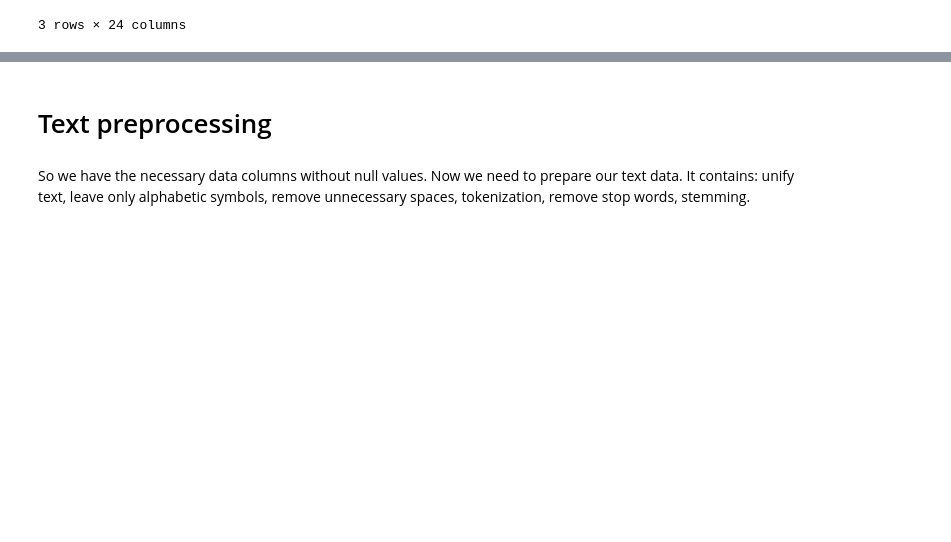
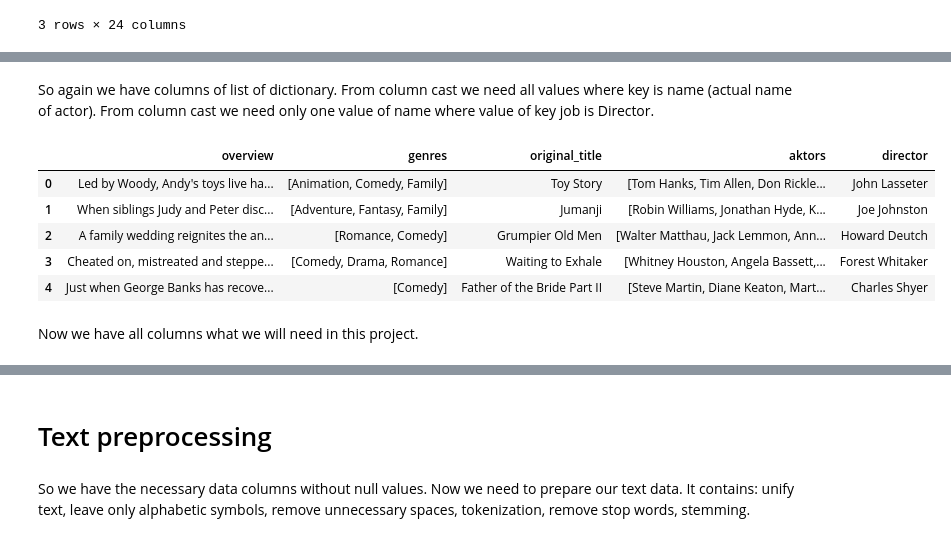
Before and after one commit to TheDim0nu4/Recommendation-system-for-movies-using-clustering-and-NLP-approaches, a Jupyter notebook: notebooks/data.ipynb, the cells around one changed output, grey strips where cells are left out. Drawn from its saved outputs; the diff is of its cells as text; code cells hidden in the pictures; blank space fills up the shorter version.

```diff
--- a/notebooks/data.ipynb
+++ b/notebooks/data.ipynb
@@ -52,0 +89,2 @@ df.head()
+# %% [markdown]
+So again we have columns of list of dictionary. From column cast we need all values where key is name (actual name of actor). From column cast we need only one value of name where value of key job is Director.
@@ -53,3 +115,14 @@ df.head()
+# %%
+df.head()
+# %% [output]
+|  | overview | genres | original_title | aktors | director |
+| 0 | Led by Woody, Andy's toys live ha... | [Animation, Comedy, Family] | Toy Story | [Tom Hanks, Tim Allen, Don Rickle... | John Lasseter |
+| 1 | When siblings Judy and Peter disc... | [Adventure, Fantasy, Family] | Jumanji | [Robin Williams, Jonathan Hyde, K... | Joe Johnston |
+| 2 | A family wedding reignites the an... | [Romance, Comedy] | Grumpier Old Men | [Walter Matthau, Jack Lemmon, Ann... | Howard Deutch |
+| 3 | Cheated on, mistreated and steppe... | [Comedy, Drama, Romance] | Waiting to Exhale | [Whitney Houston, Angela Bassett,... | Forest Whitaker |
+| 4 | Just when George Banks has recove... | [Comedy] | Father of the Bride Part II | [Steve Martin, Diane Keaton, Mart... | Charles Shyer |
+# %% [markdown]
+Now we have all columns what we will need in this project.
 # %%
 # check the basic info about the data
 
```
Also changed, not shown: parts of 20 cells of this notebook, 1 other file.
